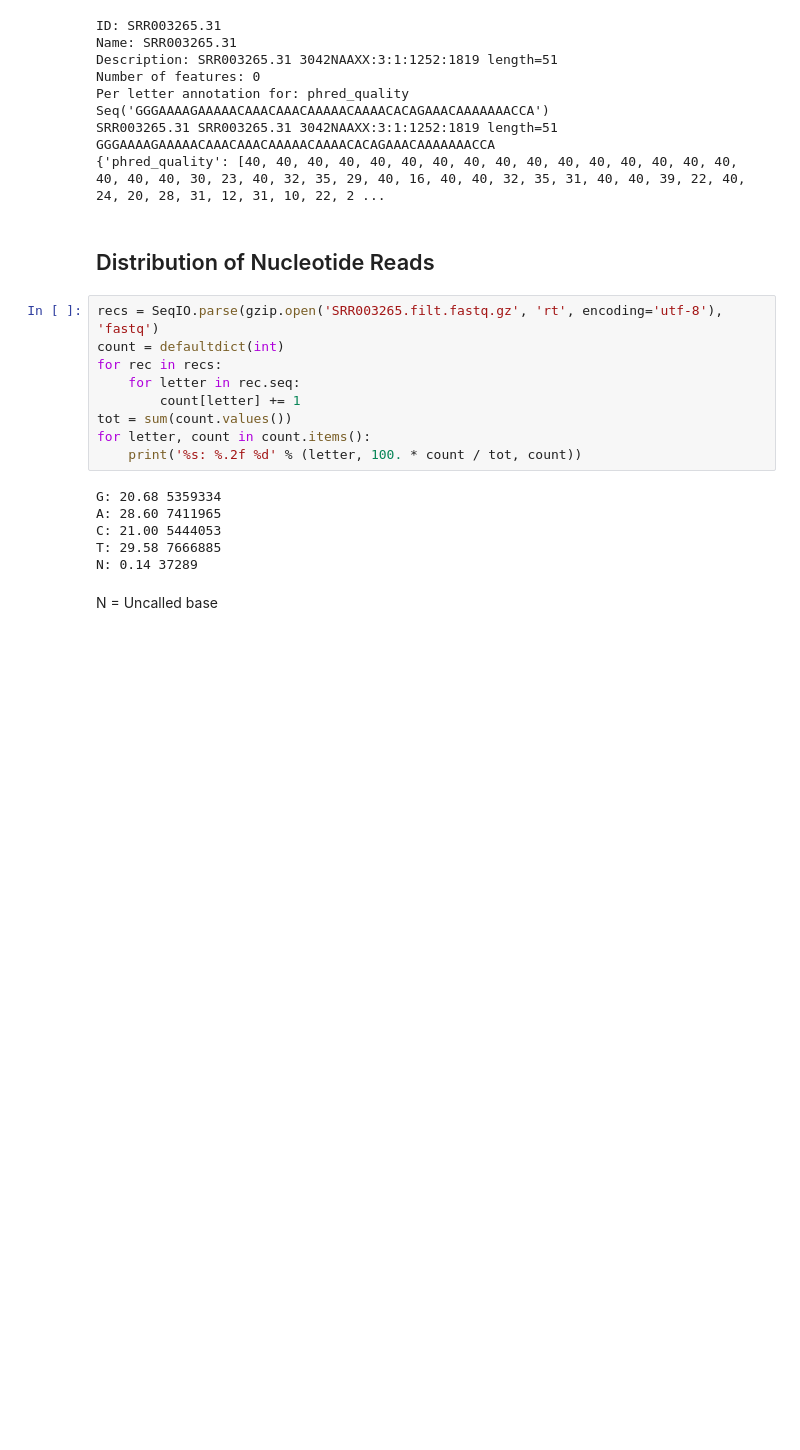
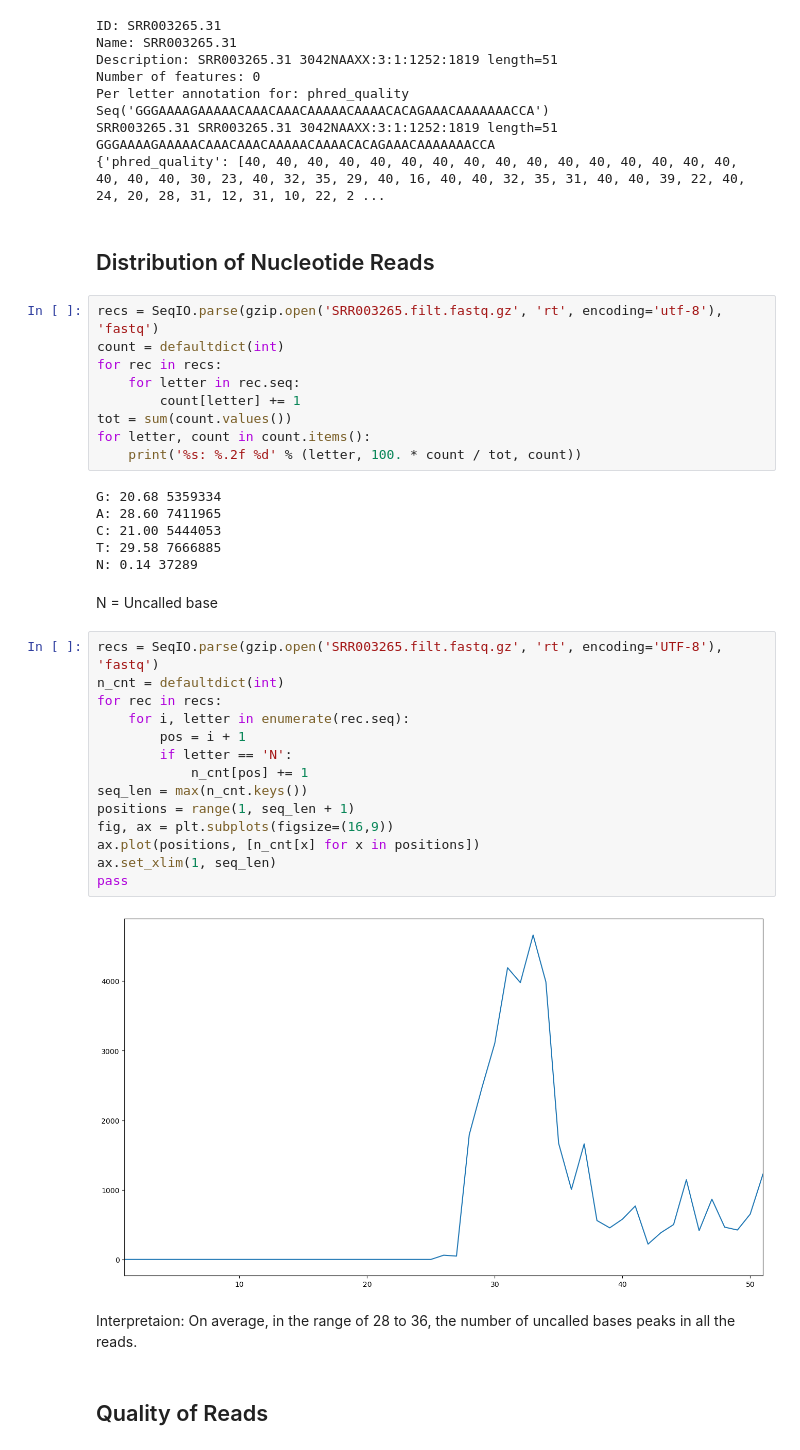
Before and after one commit to debnathk/bioinformatics, a Jupyter notebook: Python/codes/Bioinformatics_with_biopython/part_1/quality_reads_fastq.ipynb, the cells around one changed output. Saved outputs shown, nothing was run; the diff lists cells and outputs as text; blank space fills up the shorter version.

```diff
--- a/Python/codes/Bioinformatics_with_biopython/part_1/quality_reads_fastq.ipynb
+++ b/Python/codes/Bioinformatics_with_biopython/part_1/quality_reads_fastq.ipynb
@@ -71,3 +77,23 @@ T: 29.58 7666885
 N: 0.14 37289
 # %% [markdown]
 N = Uncalled base
+# %%
+recs = SeqIO.parse(gzip.open('SRR003265.filt.fastq.gz', 'rt', encoding='UTF-8'), 'fastq')
+n_cnt = defaultdict(int)
+for rec in recs:
+    for i, letter in enumerate(rec.seq):
+        pos = i + 1
+        if letter == 'N':
+            n_cnt[pos] += 1
+seq_len = max(n_cnt.keys())
+positions = range(1, seq_len + 1)
+fig, ax = plt.subplots(figsize=(16,9))
+ax.plot(positions, [n_cnt[x] for x in positions])
+ax.set_xlim(1, seq_len)
+pass
+# %% [output]
+[figure, added]
+# %% [markdown]
+Interpretaion: On average, in the range of 28 to 36, the number of uncalled bases peaks in all the reads.
+# %% [markdown]
+## Quality of Reads
```
Also changed, not shown: parts of 6 cells of this notebook, 1 other file.
